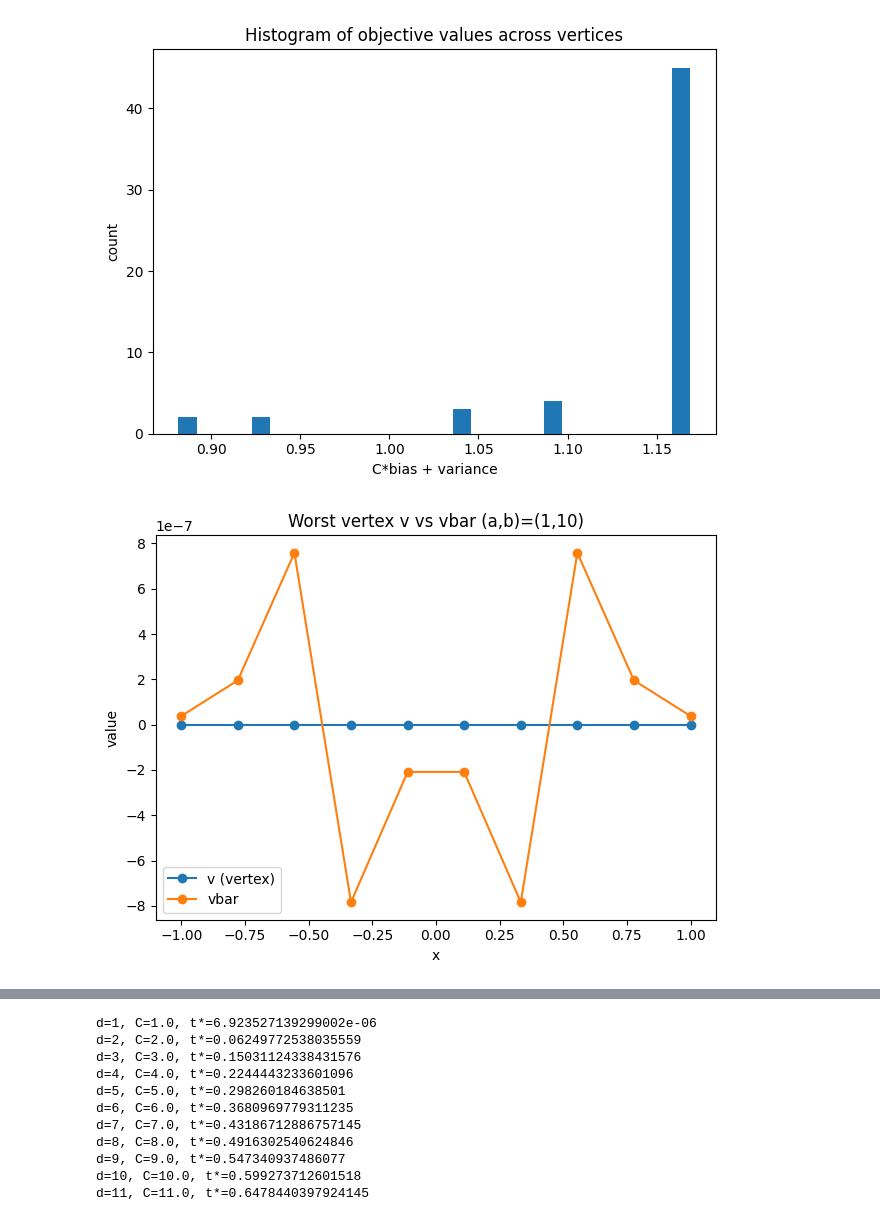
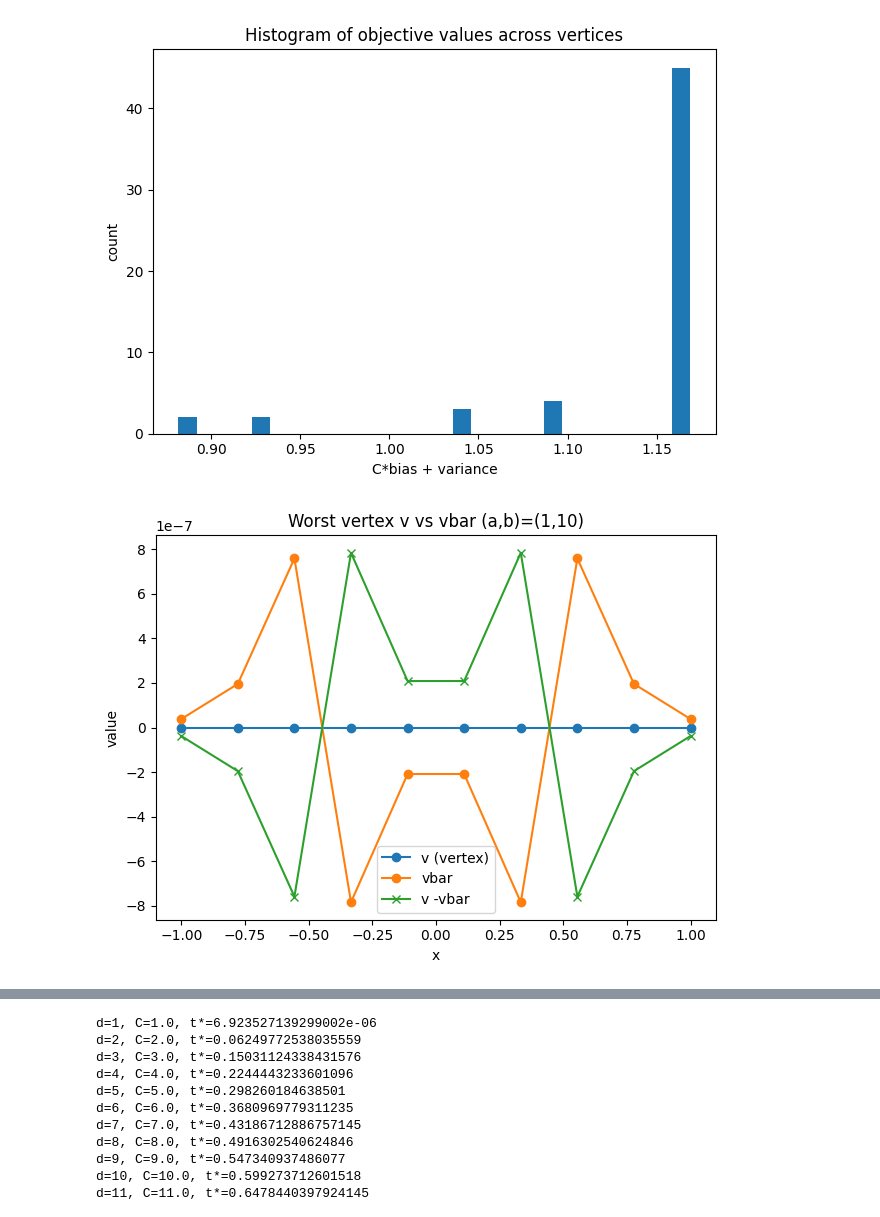
Before and after one commit to sarb9/cvxbyopt, a Jupyter notebook: code/optimal2.ipynb, the cells around one changed output, grey strips where cells are left out. Cells and saved outputs as stored; diff of their text form; code cells hidden in the pictures.

```diff
--- a/code/optimal2.ipynb
+++ b/code/optimal2.ipynb
@@ -240,18 +240,11 @@ def plot_worst_case_details(x, worst, C):
     plt.figure()
     plt.plot(x, v, marker="o", label="v (vertex)")
     plt.plot(x, vbar, marker="o", label="vbar")
+    plt.plot(x, v - vbar, marker="x", label="v -vbar")
     plt.title(f"Worst vertex v vs vbar (a,b)=({a+1},{b+1})")
     plt.xlabel("x")
     plt.ylabel("value")
     plt.legend()
-    plt.tight_layout()
-
-    plt.figure()
-    plt.plot(x, r, marker="o", linestyle="--", label="r = v - vbar", color="red")
-    plt.plot(x, v - vbar, marker="o", linestyle="--", label="v - vbar", color="orange")
-    plt.title("Error r = v - vbar on worst vertex")
-    plt.xlabel("x")
-    plt.ylabel("r")
     plt.tight_layout()
 
     plt.figure()
@@ -312,7 +305,7 @@ if __name__ == "__main__":
         d=d,
         C=C,
         include_endpoints=True,          # safer numerically
-        impose_zero_mean_columns=True,    # WLOG; reduces variance waste
+        impose_zero_mean_columns=False,    # WLOG; reduces variance waste
         solver="SCS",
         verbose=False
     )
@@ -335,4 +328,4 @@ Worst-case achieved value: 1.1689117480413413
 [figure]
 [figure]
 [figure]
-[figure, old version]
+[figure, new version]
```
Also changed, not shown: parts of 4 cells of this notebook, 3 other files.
